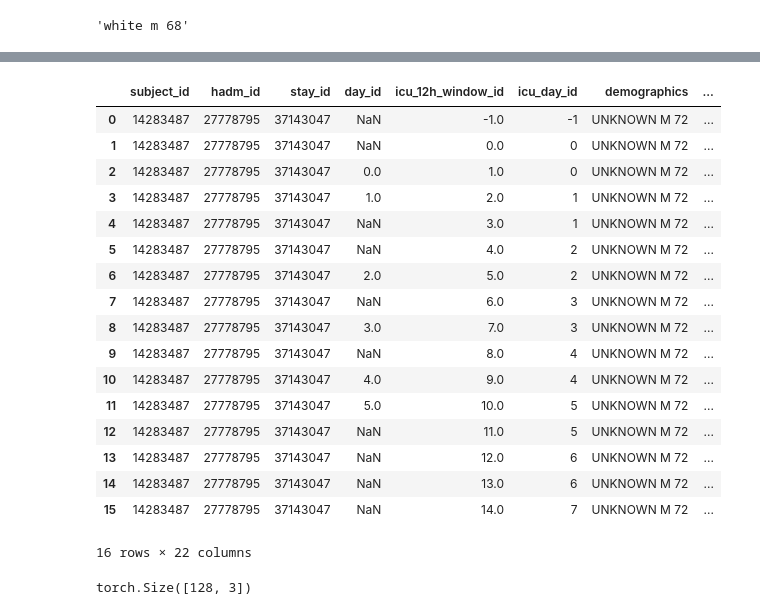
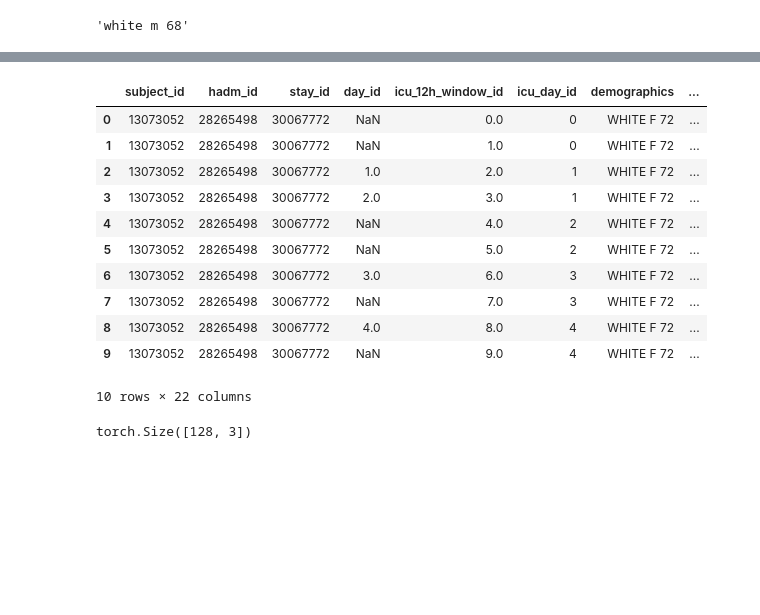
Before and after one commit to maslenkovas/aki_prediction, a Jupyter notebook: other/icu_lstm_model.ipynb, the cells around one changed output, grey strips where cells are left out. Saved outputs shown, nothing was run; the diff lists cells and outputs as text; code cells hidden in the pictures; blank space fills up the shorter version.

```diff
--- a/other/icu_lstm_model.ipynb
+++ b/other/icu_lstm_model.ipynb
@@ -716,25 +849,19 @@ tokenizer.decode(tensor_demo_diags[i])
 # %%
-df = pd.read_csv('/home/svetlanamaslenkova/Documents/AKI_deep/LSTM/dataframes_2/test_data/icu_stay_37143047.csv')
-df.replace(r';', '', regex=True)
+df = pd.read_csv('/home/svetlanamaslenkova/Documents/AKI_deep/LSTM/dataframes_2/train_data/icu_stay_30067772.csv')
+df
 # %% [output]
 |  | subject_id | hadm_id | stay_id | day_id | icu_12h_window_id | icu_day_id | demographics | ... |
-| 0 | 14283487 | 27778795 | 37143047 | NaN | -1.0 | -1 | UNKNOWN M 72 | ... |
-| 1 | 14283487 | 27778795 | 37143047 | NaN | 0.0 | 0 | UNKNOWN M 72 | ... |
-| 2 | 14283487 | 27778795 | 37143047 | 0.0 | 1.0 | 0 | UNKNOWN M 72 | ... |
-| 3 | 14283487 | 27778795 | 37143047 | 1.0 | 2.0 | 1 | UNKNOWN M 72 | ... |
-| 4 | 14283487 | 27778795 | 37143047 | NaN | 3.0 | 1 | UNKNOWN M 72 | ... |
-| 5 | 14283487 | 27778795 | 37143047 | NaN | 4.0 | 2 | UNKNOWN M 72 | ... |
-| 6 | 14283487 | 27778795 | 37143047 | 2.0 | 5.0 | 2 | UNKNOWN M 72 | ... |
-| 7 | 14283487 | 27778795 | 37143047 | NaN | 6.0 | 3 | UNKNOWN M 72 | ... |
-| 8 | 14283487 | 27778795 | 37143047 | 3.0 | 7.0 | 3 | UNKNOWN M 72 | ... |
-| 9 | 14283487 | 27778795 | 37143047 | NaN | 8.0 | 4 | UNKNOWN M 72 | ... |
-| 10 | 14283487 | 27778795 | 37143047 | 4.0 | 9.0 | 4 | UNKNOWN M 72 | ... |
-| 11 | 14283487 | 27778795 | 37143047 | 5.0 | 10.0 | 5 | UNKNOWN M 72 | ... |
-| 12 | 14283487 | 27778795 | 37143047 | NaN | 11.0 | 5 | UNKNOWN M 72 | ... |
-| 13 | 14283487 | 27778795 | 37143047 | NaN | 12.0 | 6 | UNKNOWN M 72 | ... |
-| 14 | 14283487 | 27778795 | 37143047 | NaN | 13.0 | 6 | UNKNOWN M 72 | ... |
-| 15 | 14283487 | 27778795 | 37143047 | NaN | 14.0 | 7 | UNKNOWN M 72 | ... |
+| 0 | 13073052 | 28265498 | 30067772 | NaN | 0.0 | 0 | WHITE F 72 | ... |
+| 1 | 13073052 | 28265498 | 30067772 | NaN | 1.0 | 0 | WHITE F 72 | ... |
+| 2 | 13073052 | 28265498 | 30067772 | 1.0 | 2.0 | 1 | WHITE F 72 | ... |
+| 3 | 13073052 | 28265498 | 30067772 | 2.0 | 3.0 | 1 | WHITE F 72 | ... |
+| 4 | 13073052 | 28265498 | 30067772 | NaN | 4.0 | 2 | WHITE F 72 | ... |
+| 5 | 13073052 | 28265498 | 30067772 | NaN | 5.0 | 2 | WHITE F 72 | ... |
+| 6 | 13073052 | 28265498 | 30067772 | 3.0 | 6.0 | 3 | WHITE F 72 | ... |
+| 7 | 13073052 | 28265498 | 30067772 | NaN | 7.0 | 3 | WHITE F 72 | ... |
+| 8 | 13073052 | 28265498 | 30067772 | 4.0 | 8.0 | 4 | WHITE F 72 | ... |
+| 9 | 13073052 | 28265498 | 30067772 | NaN | 9.0 | 4 | WHITE F 72 | ... |
-16 rows × 22 columns
+10 rows × 22 columns
 # %%
 tensor_labels.size()
 # %% [output]
```
Also changed, not shown: parts of 42 cells of this notebook, 6 other files.
